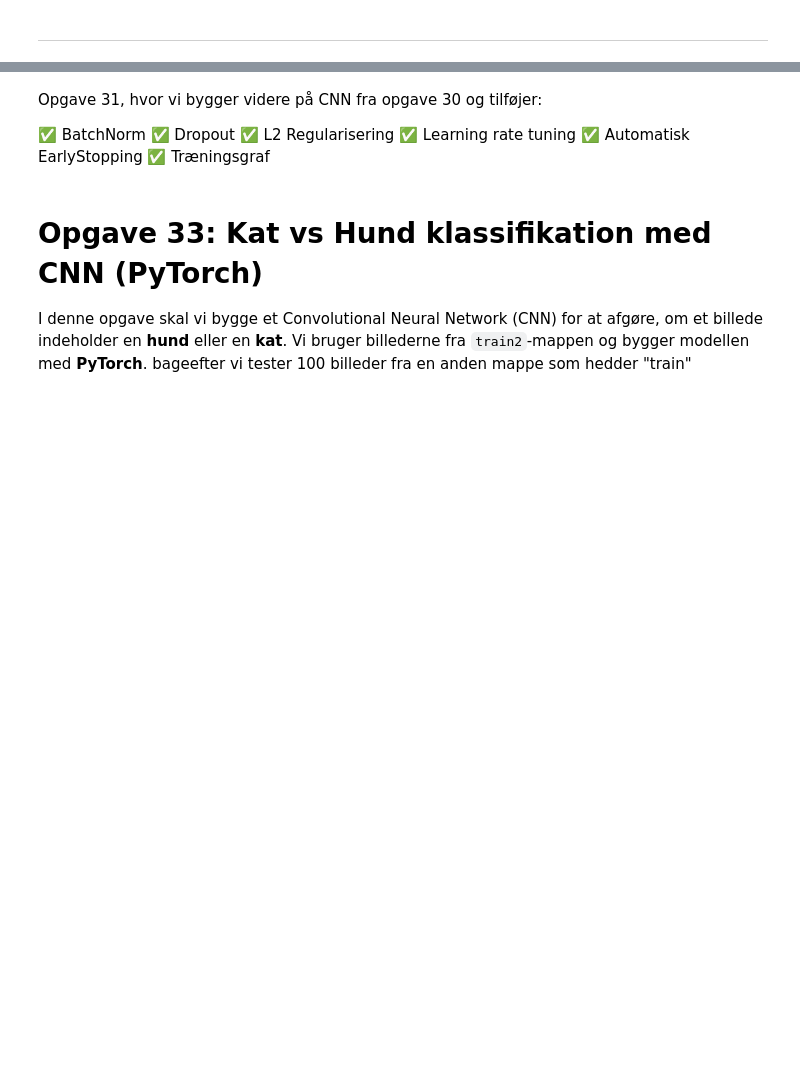
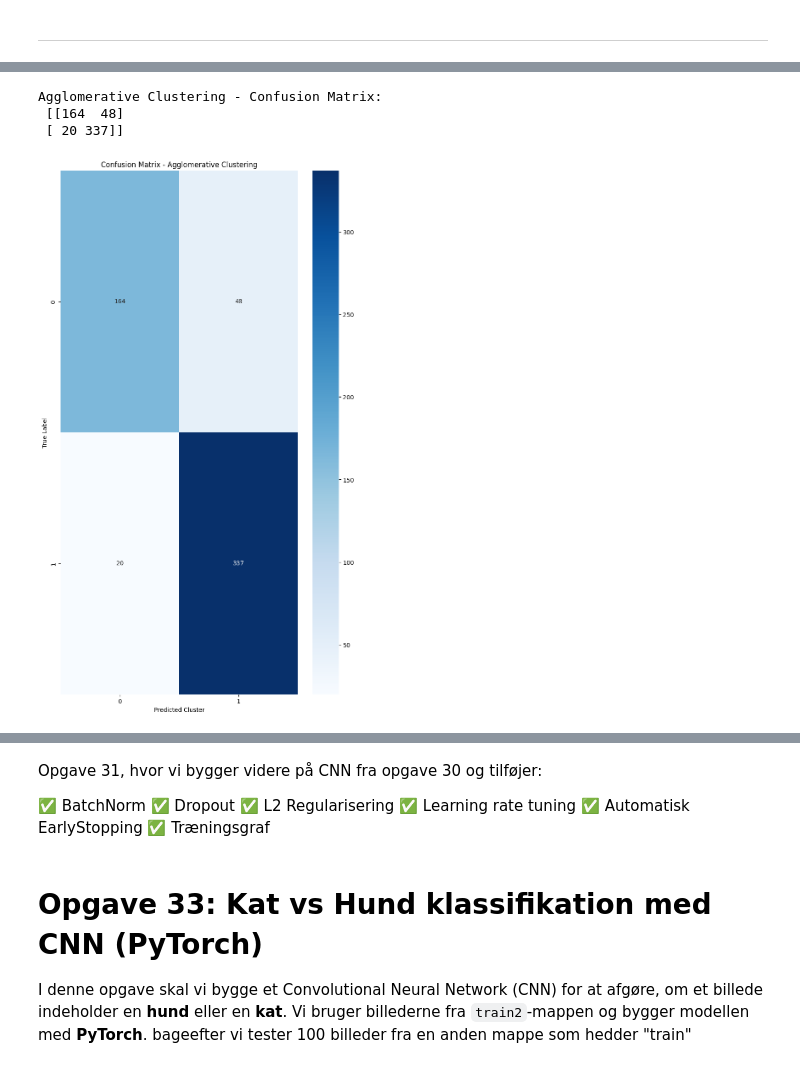
Before and after one commit to Noural07/PetFinderProjekt, a Jupyter notebook: explorer.ipynb, the cells around one changed output, grey strips where cells are left out. Drawn from its saved outputs; the diff is of its cells as text; code cells hidden in the pictures; blank space fills up the shorter version.

```diff
--- a/explorer.ipynb
+++ b/explorer.ipynb
@@ -957,24 +1055,38 @@ plt.show()
 # %%
+import matplotlib.pyplot as plt
+import seaborn as sns
+import pandas as pd
+from sklearn.datasets import load_breast_cancer
+from sklearn.preprocessing import StandardScaler
 from sklearn.cluster import AgglomerativeClustering
 from sklearn.metrics import confusion_matrix
 
-# Fit Agglomerative Clustering med 2 klynger
+# 1. Indlæs data
+data = load_breast_cancer()
+X = data.data
+y = data.target
+
+# 2. Standardiser data
+scaler = StandardScaler()
+X_scaled = scaler.fit_transform(X)
+
+# 3. Agglomerative Clustering med 2 klynger
 agg_model = AgglomerativeClustering(n_clusters=2)
-y_agg = agg_model.fit_predict(X)
+y_agg = agg_model.fit_predict(X_scaled)
 
-# Lav confusion matrix
+# 4. Confusion Matrix
 cm_agg = confusion_matrix(y, y_agg)
 print("Agglomerative Clustering - Confusion Matrix:\n", cm_agg)
 
-# Alternativt kan man visualisere med et heatmap
-import seaborn as sns
-
+# 5. Visualiser med heatmap
 plt.figure(figsize=(9, 16))  # 9:16 aspect ratio
 sns.heatmap(cm_agg, annot=True, fmt='d', cmap='Blues')
 plt.title("Confusion Matrix - Agglomerative Clustering")
 plt.xlabel("Predicted Cluster")
 plt.ylabel("True Label")
 plt.show()
-
-# Bemærk: Hvis klynge 0 overvejende svarer til benign (1) og klynge 1 til malignant (0),
-# kan man evt. ombytte label 0 <-> 1 i y_agg for at få "rigtige" matches i conf. matrix.
+# %% [output]
+Agglomerative Clustering - Confusion Matrix:
+ [[164  48]
+ [ 20 337]]
+[figure, added]
```
Also changed, not shown: parts of 25 cells of this notebook.
